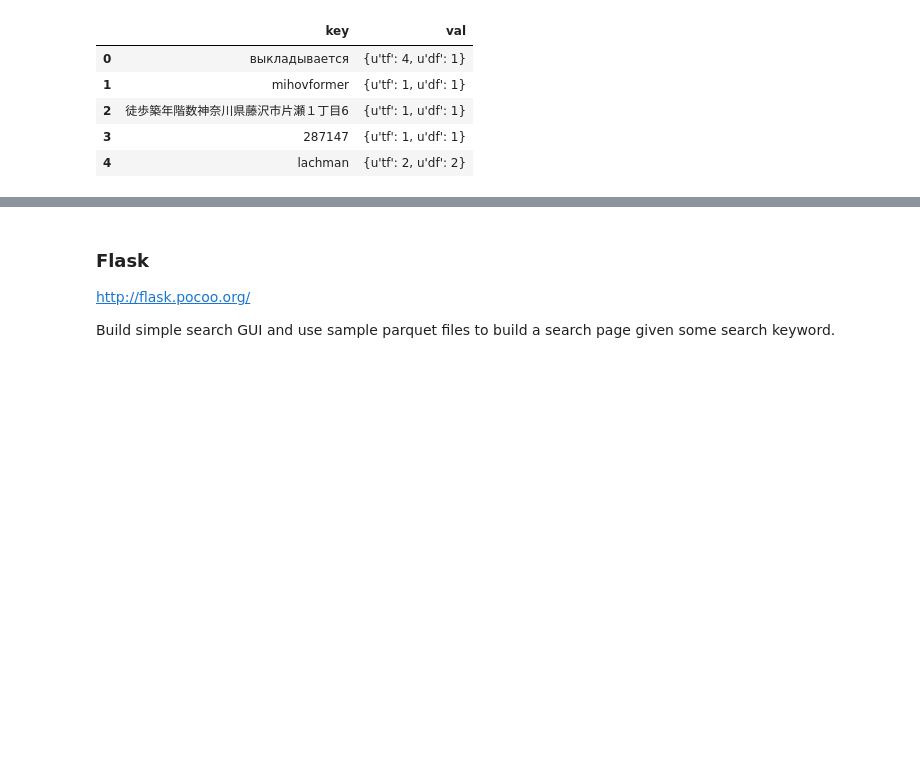
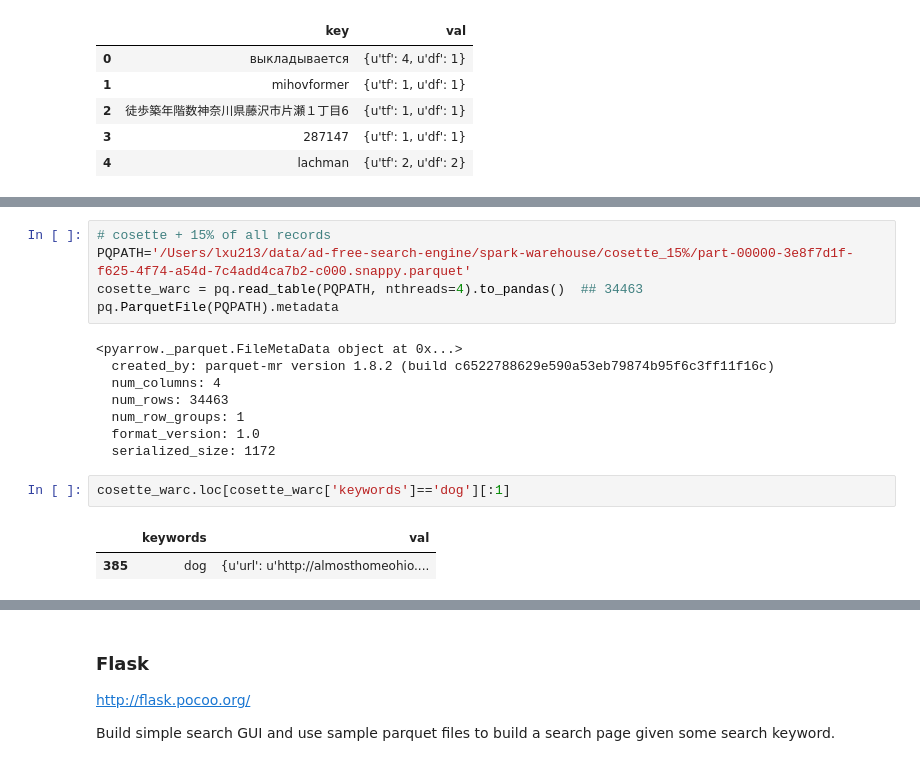
Before and after one commit to lxu213/ad-free-search-engine, a Jupyter notebook: cc_notes.ipynb, the cells around one changed output, grey strips where cells are left out. Drawn from its saved outputs; the diff is of its cells as text; blank space fills up the shorter version.

```diff
--- a/cc_notes.ipynb
+++ b/cc_notes.ipynb
@@ -366,0 +382,18 @@ WARC[['url','title','description']].loc[WARC['keywords']=='Cosette']
+# %%
+# cosette + 15% of all records
+PQPATH='/Users/lxu213/data/ad-free-search-engine/spark-warehouse/cosette_15%/part-00000-3e8f7d1f-f625-4f74-a54d-7c4add4ca7b2-c000.snappy.parquet'
+cosette_warc = pq.read_table(PQPATH, nthreads=4).to_pandas()  ## 34463
+pq.ParquetFile(PQPATH).metadata
+# %% [output]
+<pyarrow._parquet.FileMetaData object at 0x...>
+  created_by: parquet-mr version 1.8.2 (build c6522788629e590a53eb79874b95f6c3ff11f16c)
+  num_columns: 4
+  num_rows: 34463
+  num_row_groups: 1
+  format_version: 1.0
+  serialized_size: 1172
+# %%
+cosette_warc.loc[cosette_warc['keywords']=='dog'][:1]
+# %% [output]
+|  | keywords | val |
+| 385 | dog | {u'url': u'http://almosthomeohio.... |
```
Also changed, not shown: parts of 12 cells of this notebook, 6 other files.
